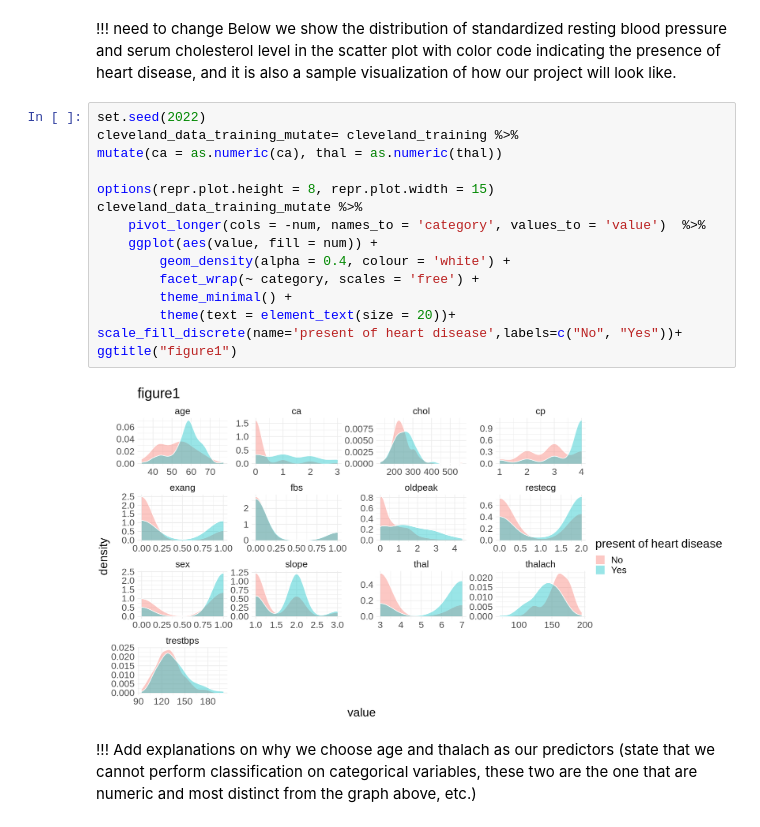
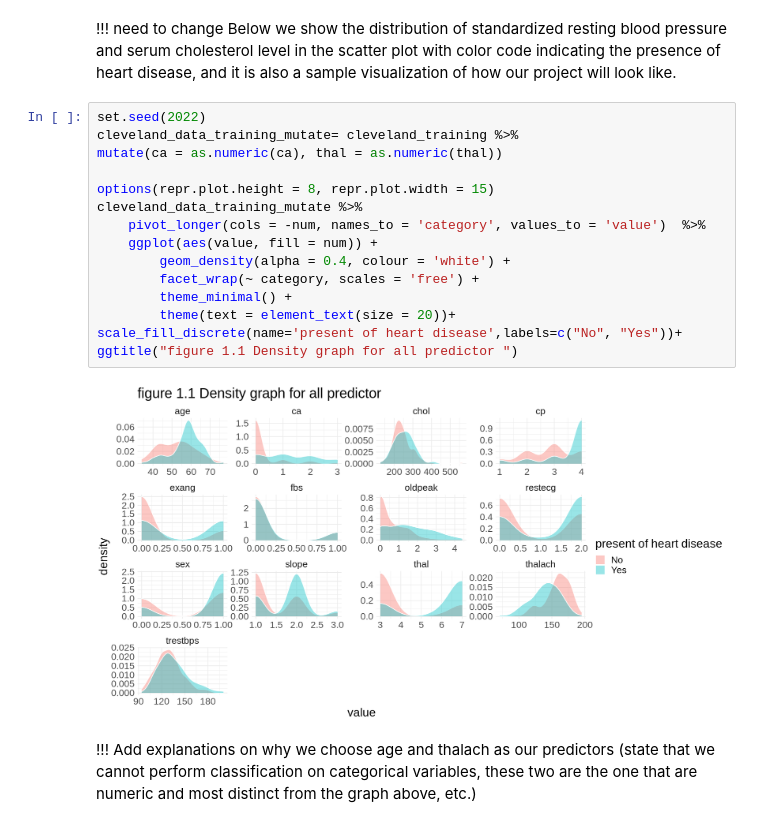
Before and after one commit to wiliwangka/Heart-Disease-Classification-with-R, a Jupyter notebook: ds_project_proposal.ipynb, the cells around one changed output. Saved outputs shown, nothing was run; the diff lists cells and outputs as text.

```diff
--- a/ds_project_proposal.ipynb
+++ b/ds_project_proposal.ipynb
@@ -209,20 +195,20 @@ cleveland_testing <- testing(cleveland_split)
 # %%
 set.seed(2022)
 cleveland_data_training_mutate= cleveland_training %>%
 mutate(ca = as.numeric(ca), thal = as.numeric(thal))
 
 options(repr.plot.height = 8, repr.plot.width = 15)
 cleveland_data_training_mutate %>%
     pivot_longer(cols = -num, names_to = 'category', values_to = 'value')  %>%
     ggplot(aes(value, fill = num)) +
         geom_density(alpha = 0.4, colour = 'white') +
         facet_wrap(~ category, scales = 'free') +
         theme_minimal() +
         theme(text = element_text(size = 20))+
 scale_fill_discrete(name='present of heart disease',labels=c("No", "Yes"))+
-ggtitle("figure1")
+ggtitle("figure 1.1 Density graph for all predictor ")
 # %% [output]
-[figure, old version]
+[figure, new version]
 # %% [markdown]
 !!! Add explanations on why we choose age and thalach as our predictors (state that we cannot perform classification on categorical variables, these two are the one that are numeric and most distinct from the graph above, etc.)
 # %% [markdown]
```
Also changed, not shown: parts of 18 cells of this notebook.
